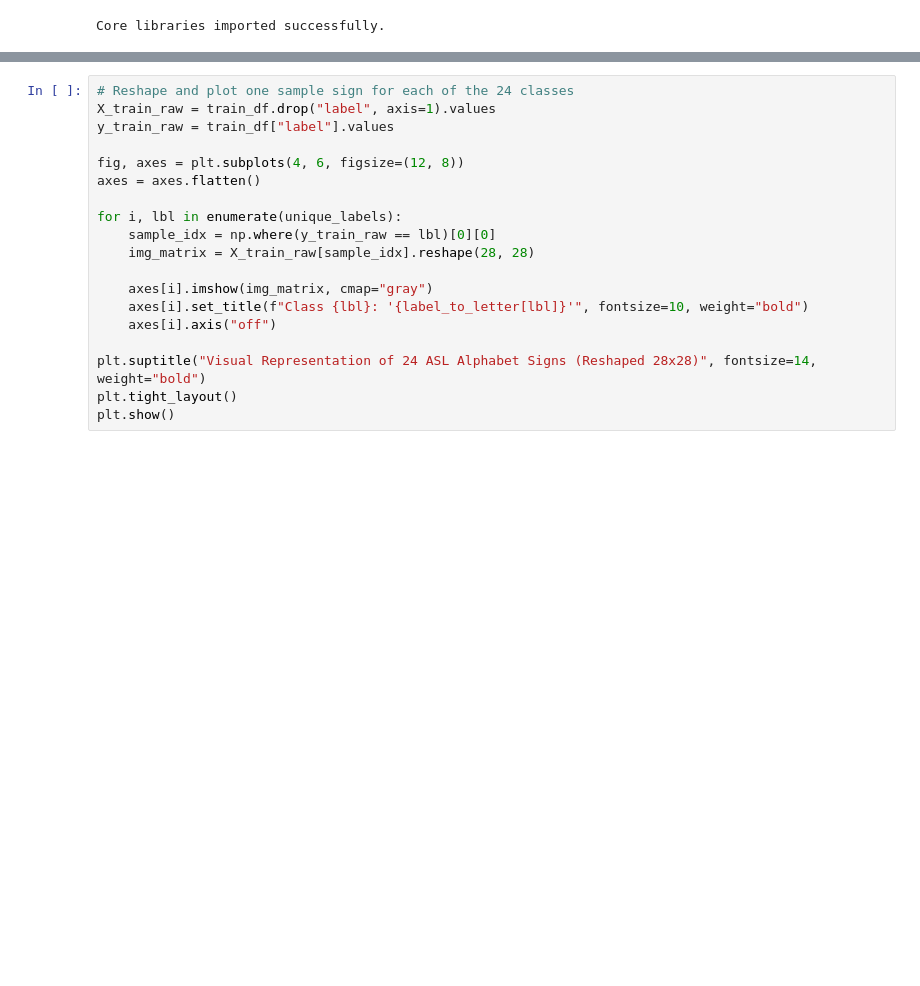
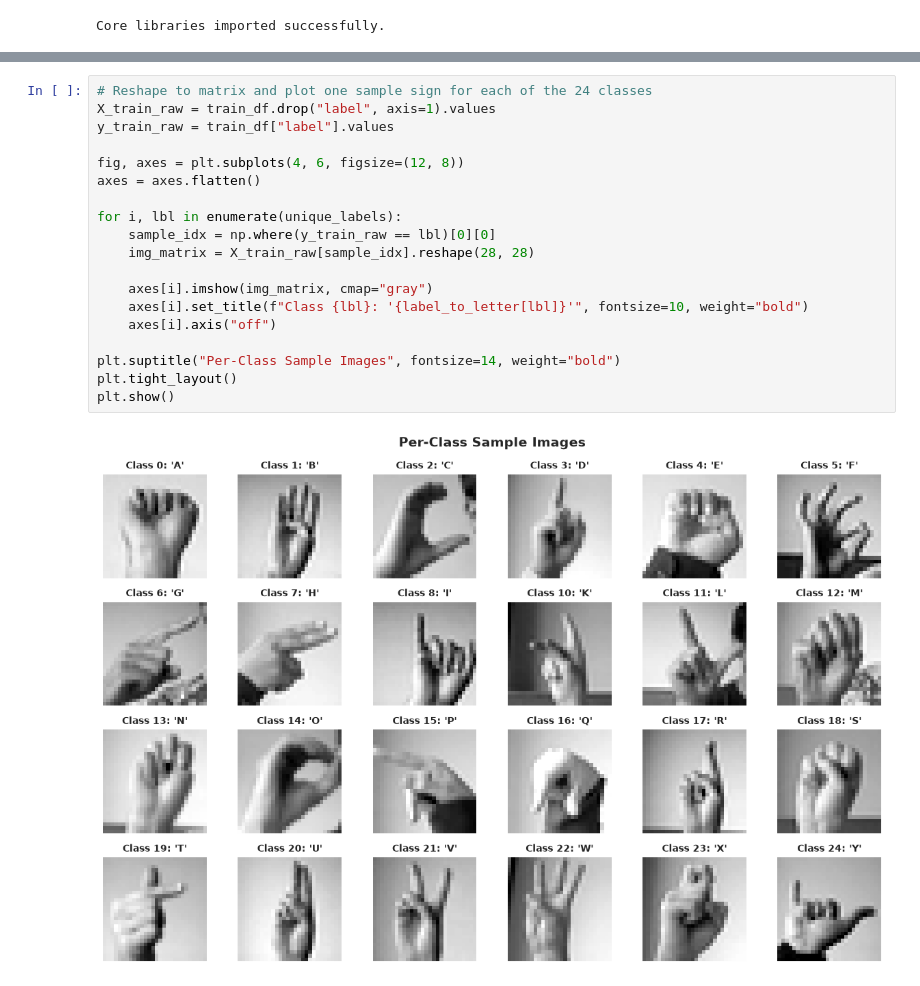
Before and after one commit to lowestofthe1ow/data103-final-project, a Jupyter notebook: phase1_proposal.ipynb, the cells around one changed output, grey strips where cells are left out. Cells and saved outputs as stored; diff of their text form; blank space fills up the shorter version.

```diff
--- a/phase1_proposal.ipynb
+++ b/phase1_proposal.ipynb
@@ -108,19 +134,21 @@ Because each row represents a flattened 784-dimensional vector (28x28 image), we
 # %%
-# Reshape and plot one sample sign for each of the 24 classes
+# Reshape to matrix and plot one sample sign for each of the 24 classes
 X_train_raw = train_df.drop("label", axis=1).values
 y_train_raw = train_df["label"].values
 
 fig, axes = plt.subplots(4, 6, figsize=(12, 8))
 axes = axes.flatten()
 
 for i, lbl in enumerate(unique_labels):
     sample_idx = np.where(y_train_raw == lbl)[0][0]
     img_matrix = X_train_raw[sample_idx].reshape(28, 28)
 
     axes[i].imshow(img_matrix, cmap="gray")
     axes[i].set_title(f"Class {lbl}: '{label_to_letter[lbl]}'", fontsize=10, weight="bold")
     axes[i].axis("off")
 
-plt.suptitle("Visual Representation of 24 ASL Alphabet Signs (Reshaped 28x28)", fontsize=14, weight="bold")
+plt.suptitle("Per-Class Sample Images", fontsize=14, weight="bold")
 plt.tight_layout()
 plt.show()
+# %% [output]
+[figure, added]
```
Also changed, not shown: parts of 16 cells of this notebook.
